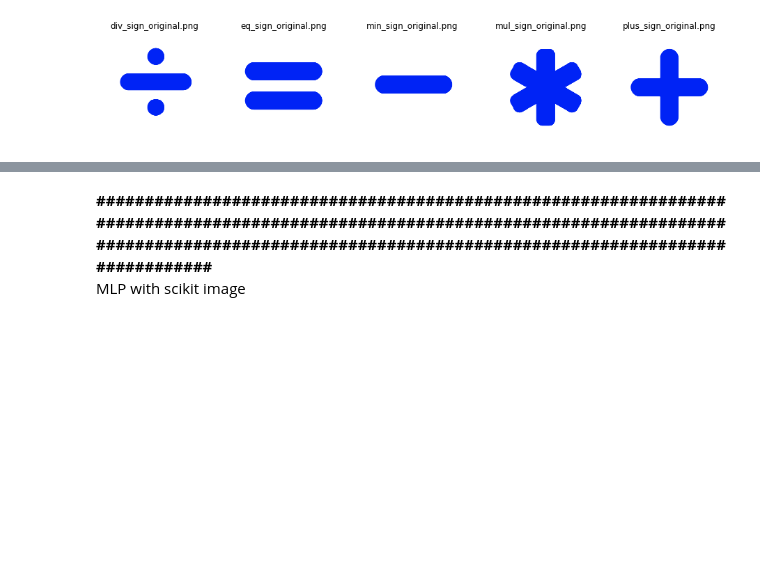
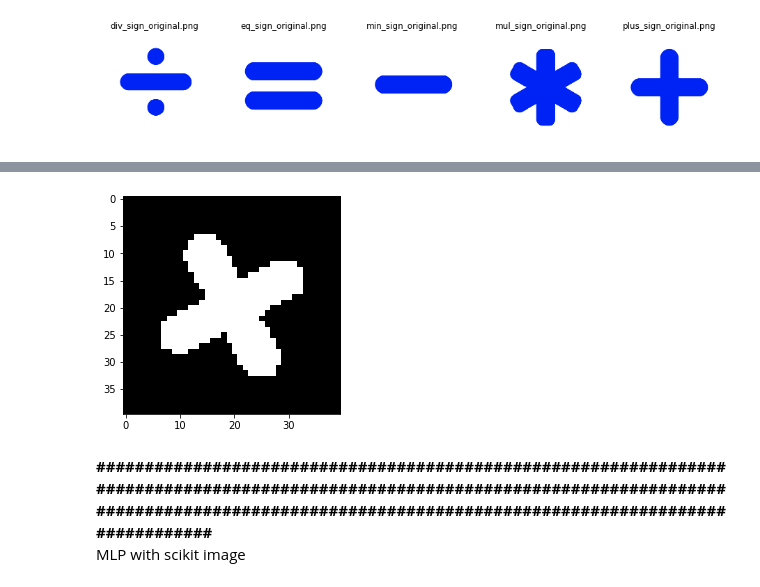
Before and after one commit to sebemery/Iapr2020, a Jupyter notebook: ProjectDIEGO/SIGNs.ipynb, the cells around one changed output, grey strips where cells are left out. Cells and saved outputs as stored; diff of their text form; code cells hidden in the pictures; blank space fills up the shorter version.

```diff
--- a/ProjectDIEGO/SIGNs.ipynb
+++ b/ProjectDIEGO/SIGNs.ipynb
@@ -98,3 +80,9 @@ plt.show()
+# %%
+plt.figure()
+plt.imshow(dataset_sign[2], cmap='gray')
+plt.show()
+# %% [output]
+[figure, added]
 # %% [markdown]
 <b>###############################################################################################################################################################################################################</b> <br>
 MLP with scikit image
```
Also changed, not shown: parts of 13 cells of this notebook, 24 other files.
